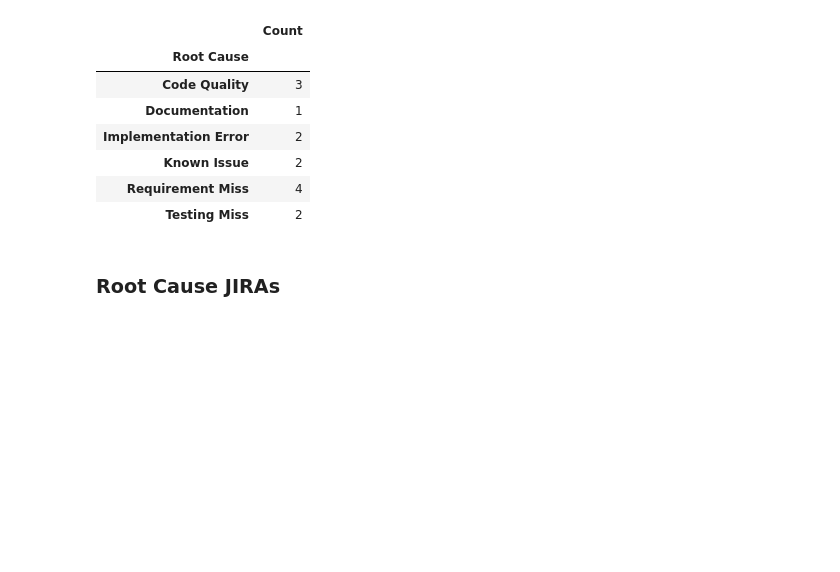
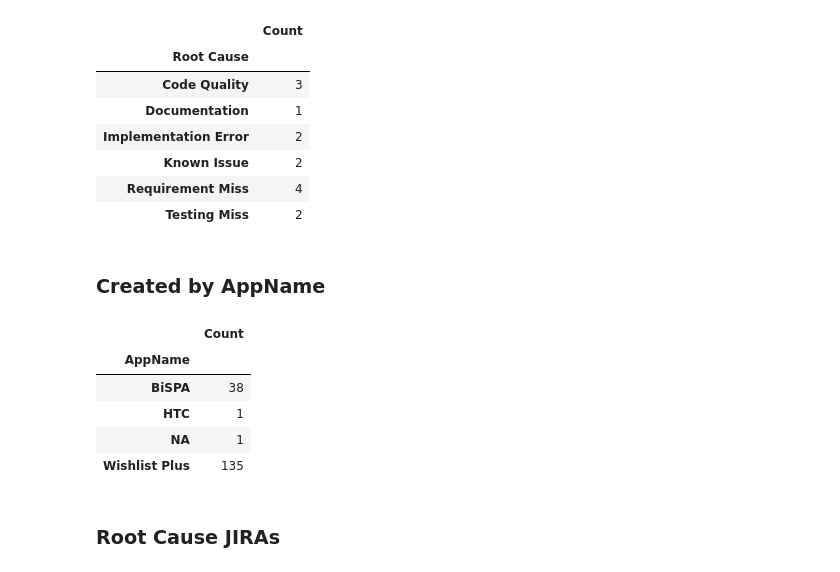
Before and after one commit to ramvellankiswym/jiradata, a Jupyter notebook: WeeklyJiraReports.ipynb, the cells around one changed output. Saved outputs shown, nothing was run; the diff lists cells and outputs as text; code cells hidden in the pictures; blank space fills up the shorter version.

Commit message:
Add split by appname

```diff
--- a/WeeklyJiraReports.ipynb
+++ b/WeeklyJiraReports.ipynb
@@ -479,6 +502,11 @@ grp_date_rca_yr = ytdresolved.groupby(
         ['ResolvedDate','Root Cause'],
         dropna=False
     )['Issue Key'].count().rename('Count').reset_index(name='Count').fillna("NA")
+
+grp_date_appname_yr = ytdcreated.groupby(
+        ['CreateDate','AppName'],
+        dropna=False
+    )['Issue Key'].count().rename('Count').reset_index(name='Count').fillna("NA")
 # %% [markdown]
 ### Created by Swym Plan
 # %%
@@ -550,6 +578,17 @@ grp_date_rca_yr.groupby(['Root Cause']).sum()
 | Known Issue | 2 |
 | Requirement Miss | 4 |
 | Testing Miss | 2 |
+# %% [markdown]
+### Created by AppName
+# %%
+grp_date_appname_yr.groupby(['AppName']).sum()
+# %% [output]
+|  | Count |
+| AppName |  |
+| BiSPA | 38 |
+| HTC | 1 |
+| NA | 1 |
+| Wishlist Plus | 135 |
 # %% [markdown]
 ### Root Cause JIRAs
 # %%
```
Also changed, not shown: parts of 7 cells of this notebook.
